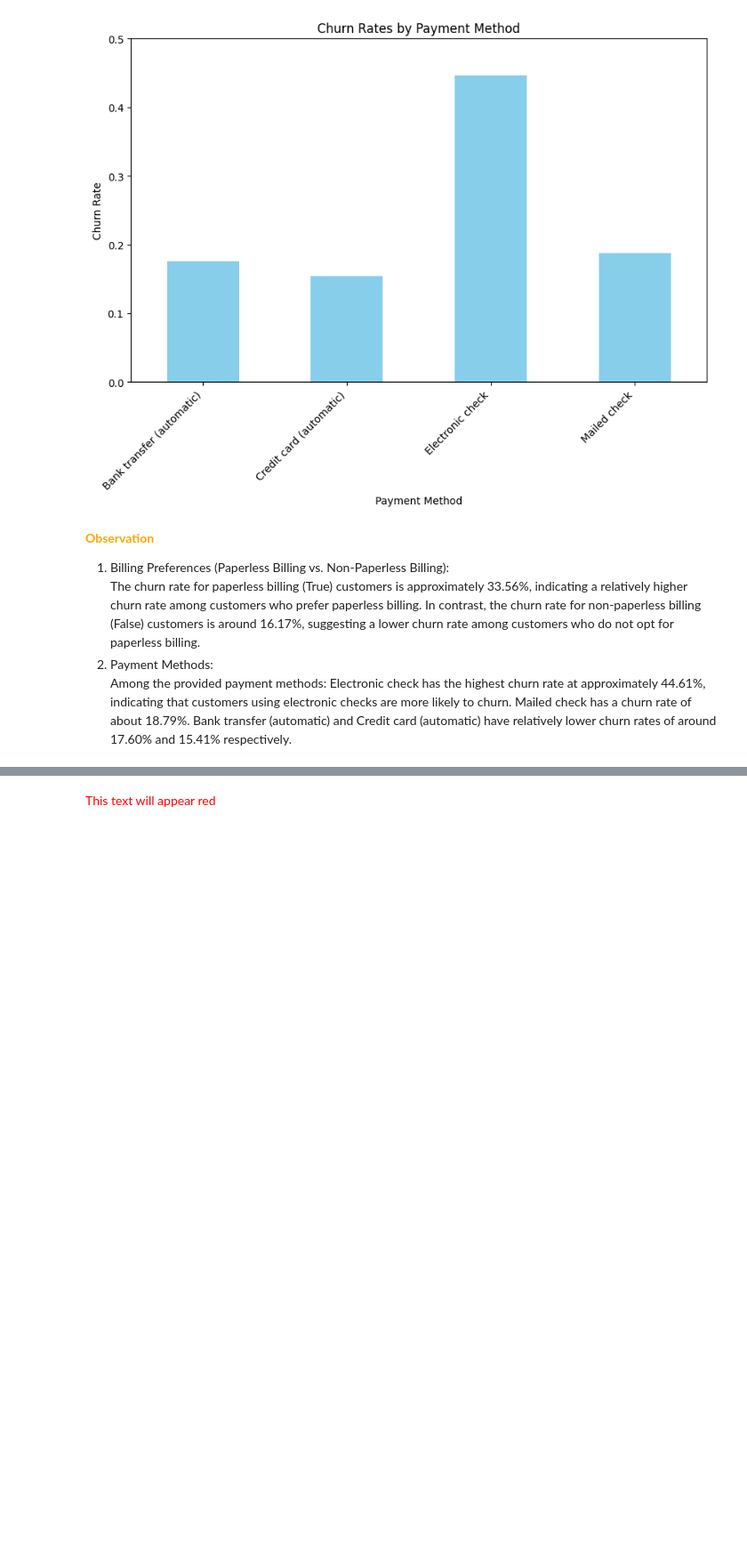
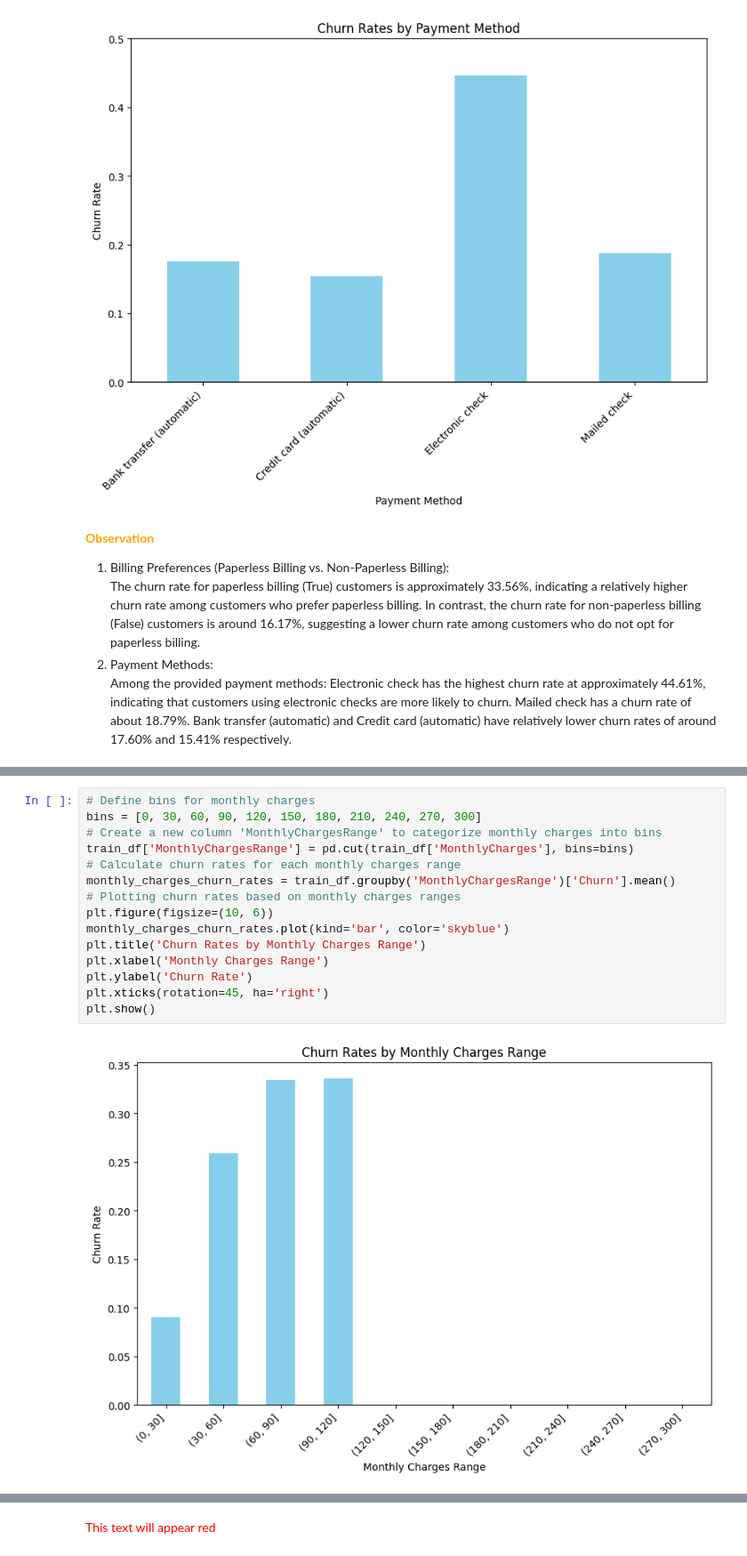
Before and after one commit to wamathaiwandeto/Customer-Churn-Prediction, a Jupyter notebook: churn.ipynb, the cells around one changed output, grey strips where cells are left out. Shown at 89% size. Cells and saved outputs as stored; diff of their text form; blank space fills up the shorter version.

```diff
--- a/churn.ipynb
+++ b/churn.ipynb
@@ -863,0 +886,17 @@ Bank transfer (automatic) and Credit card (automatic) have relatively lower chur
+# %%
+# Define bins for monthly charges
+bins = [0, 30, 60, 90, 120, 150, 180, 210, 240, 270, 300]
+# Create a new column 'MonthlyChargesRange' to categorize monthly charges into bins
+train_df['MonthlyChargesRange'] = pd.cut(train_df['MonthlyCharges'], bins=bins)
+# Calculate churn rates for each monthly charges range
+monthly_charges_churn_rates = train_df.groupby('MonthlyChargesRange')['Churn'].mean()
+# Plotting churn rates based on monthly charges ranges
+plt.figure(figsize=(10, 6))
+monthly_charges_churn_rates.plot(kind='bar', color='skyblue')
+plt.title('Churn Rates by Monthly Charges Range')
+plt.xlabel('Monthly Charges Range')
+plt.ylabel('Churn Rate')
+plt.xticks(rotation=45, ha='right')
+plt.show()
+# %% [output]
+[figure, added]
```
Also changed, not shown: parts of 4 cells of this notebook.
